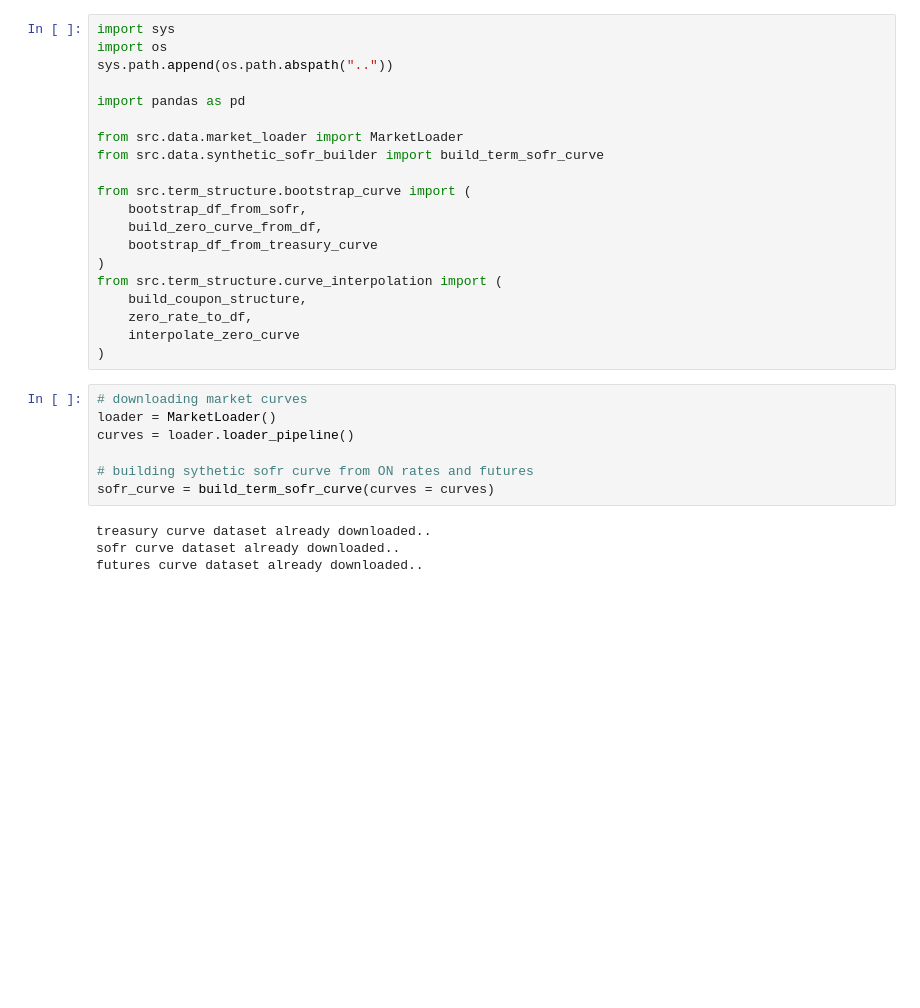
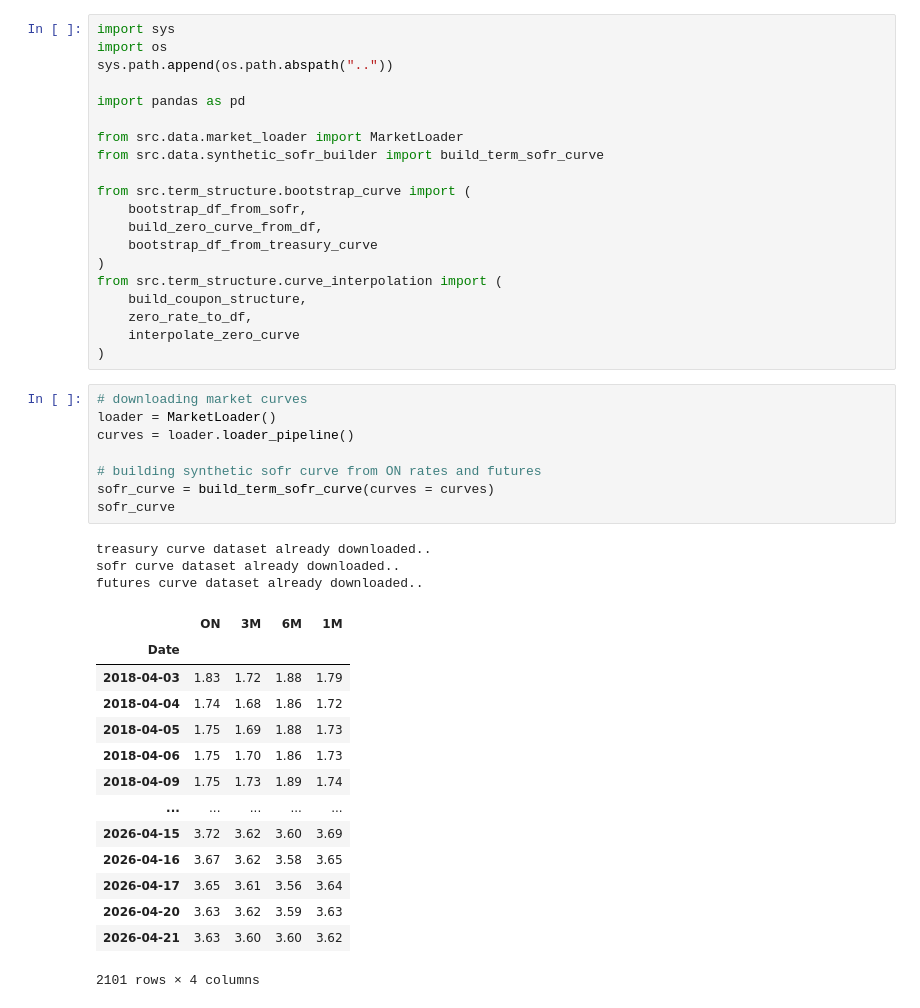
Before and after one commit to gorkemyencak/hedge-accounting-valuation-platform, a Jupyter notebook: notebooks/02_bootstrapping_testing.ipynb, the cells around one changed output. Drawn from its saved outputs; the diff is of its cells as text; blank space fills up the shorter version.

```diff
--- a/notebooks/02_bootstrapping_testing.ipynb
+++ b/notebooks/02_bootstrapping_testing.ipynb
@@ -21,14 +21,29 @@ from src.term_structure.curve_interpolation import (
 # %%
 # downloading market curves
 loader = MarketLoader()
 curves = loader.loader_pipeline()
 
-# building sythetic sofr curve from ON rates and futures
+# building synthetic sofr curve from ON rates and futures
 sofr_curve = build_term_sofr_curve(curves = curves)
+sofr_curve
 # %% [output]
 treasury curve dataset already downloaded..
 sofr curve dataset already downloaded..
 futures curve dataset already downloaded..
+|  | ON | 3M | 6M | 1M |
+| Date |  |  |  |  |
+| 2018-04-03 | 1.83 | 1.72 | 1.88 | 1.79 |
+| 2018-04-04 | 1.74 | 1.68 | 1.86 | 1.72 |
+| 2018-04-05 | 1.75 | 1.69 | 1.88 | 1.73 |
+| 2018-04-06 | 1.75 | 1.70 | 1.86 | 1.73 |
+| 2018-04-09 | 1.75 | 1.73 | 1.89 | 1.74 |
+| ... | ... | ... | ... | ... |
+| 2026-04-15 | 3.72 | 3.62 | 3.60 | 3.69 |
+| 2026-04-16 | 3.67 | 3.62 | 3.58 | 3.65 |
+| 2026-04-17 | 3.65 | 3.61 | 3.56 | 3.64 |
+| 2026-04-20 | 3.63 | 3.62 | 3.59 | 3.63 |
+| 2026-04-21 | 3.63 | 3.60 | 3.60 | 3.62 |
+2101 rows × 4 columns
 # %%
 # bootstrapping discount factors from sofr curve
 df_bootstrap_from_sofr = bootstrap_df_from_sofr(
```
Also changed, not shown: parts of 4 cells of this notebook, 4 other files.
